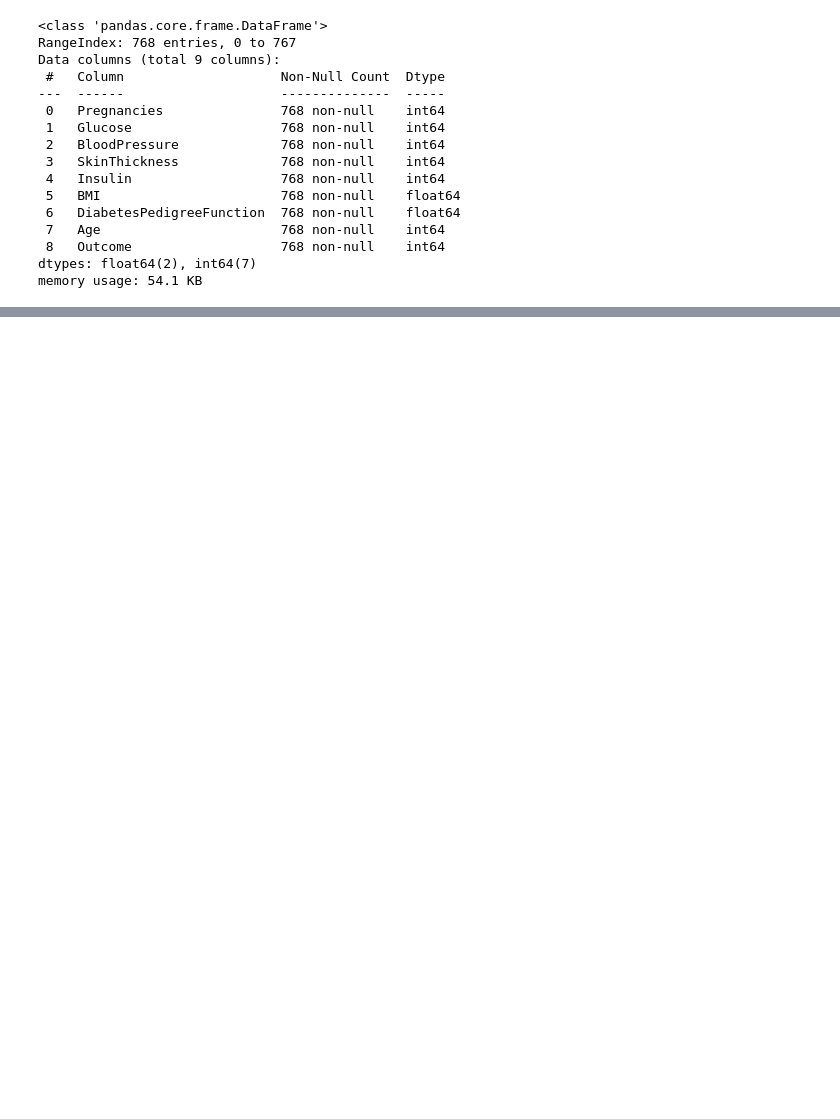
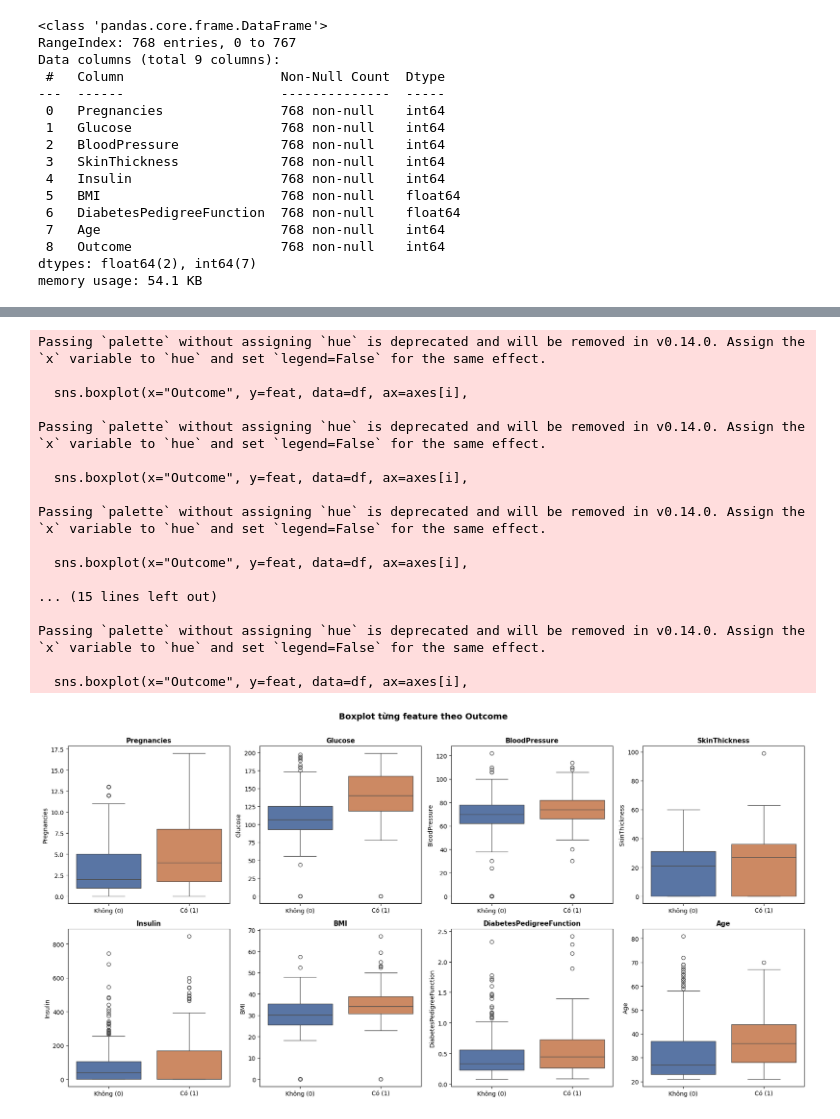
Before and after one commit to TramSt/decision-tree-pima-diabetes, a Jupyter notebook: notebooks/01_eda.ipynb, the cells around one changed output, grey strips where cells are left out. Saved outputs shown, nothing was run; the diff lists cells and outputs as text; code cells hidden in the pictures; blank space fills up the shorter version.

```diff
--- a/notebooks/01_eda.ipynb
+++ b/notebooks/01_eda.ipynb
@@ -140,0 +177,34 @@ plt.show()
+# %%
+# 3.4 Boxplot so sánh theo Outcome
+fig, axes = plt.subplots(2, 4, figsize=(18, 9))
+axes = axes.flatten()
+
+for i, feat in enumerate(features):
+    sns.boxplot(x="Outcome", y=feat, data=df, ax=axes[i],
+                palette=["#4C72B0", "#DD8452"])
+    axes[i].set_title(feat, fontsize=11, fontweight="bold")
+    axes[i].set_xlabel("")
+    axes[i].set_xticklabels(["Không (0)", "Có (1)"])
+
+plt.suptitle("Boxplot từng feature theo Outcome", fontsize=14, fontweight="bold", y=1.01)
+plt.tight_layout()
+plt.show()
+# %% [output]
+Passing `palette` without assigning `hue` is deprecated and will be removed in v0.14.0. Assign the `x` variable to `hue` and set `legend=False` for the same effect.
+
+  sns.boxplot(x="Outcome", y=feat, data=df, ax=axes[i],
+
+Passing `palette` without assigning `hue` is deprecated and will be removed in v0.14.0. Assign the `x` variable to `hue` and set `legend=False` for the same effect.
+
+  sns.boxplot(x="Outcome", y=feat, data=df, ax=axes[i],
+
+Passing `palette` without assigning `hue` is deprecated and will be removed in v0.14.0. Assign the `x` variable to `hue` and set `legend=False` for the same effect.
+
+  sns.boxplot(x="Outcome", y=feat, data=df, ax=axes[i],
+
+... (15 lines left out)
+
+Passing `palette` without assigning `hue` is deprecated and will be removed in v0.14.0. Assign the `x` variable to `hue` and set `legend=False` for the same effect.
+
+  sns.boxplot(x="Outcome", y=feat, data=df, ax=axes[i],
+[figure, added]
```
Also changed, not shown: parts of 38 cells of this notebook.
